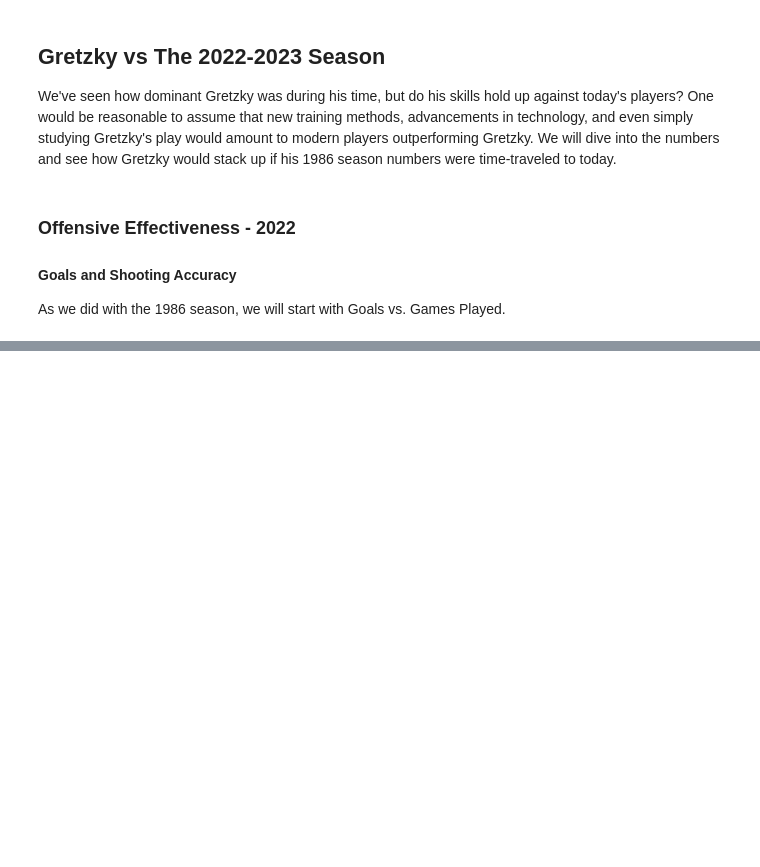
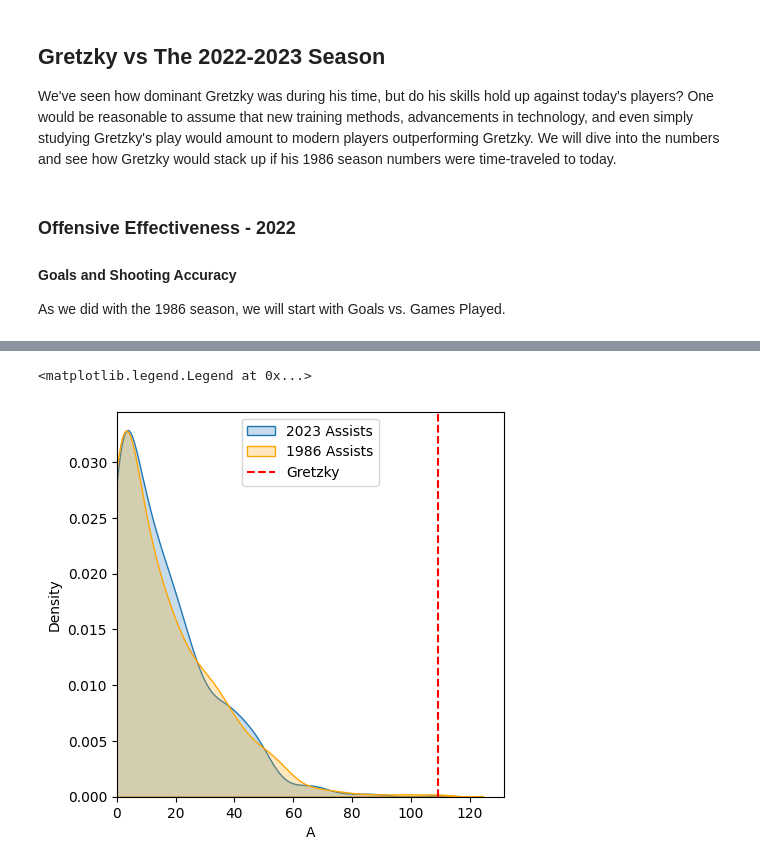
Before and after one commit to philbeet/How-Great-was-The-Great-One, a Jupyter notebook: main.ipynb, the cells around one changed output, grey strips where cells are left out. Saved outputs shown, nothing was run; the diff lists cells and outputs as text; code cells hidden in the pictures; blank space fills up the shorter version.

```diff
--- a/main.ipynb
+++ b/main.ipynb
@@ -383,0 +424,11 @@ A
+# %%
+plt.figure(figsize=(5,5))
+ax = plt.subplot(1,1,1)
+sns.kdeplot(szn_23_df, x="A", fill=True, label="2023 Assists")
+sns.kdeplot(szn_87_df, x="A", fill=True, color="orange", label="1986 Assists")
+ax.axvline([szn_23_df[szn_23_df["Player"]=="Wayne Gretzky*"]["A"]], linestyle="--", color="red", label="Gretzky")
+ax.set_xlim(0)
+plt.legend()
+# %% [output]
+<matplotlib.legend.Legend at 0x...>
+[figure, added]
```
Also changed, not shown: parts of 17 cells of this notebook.
